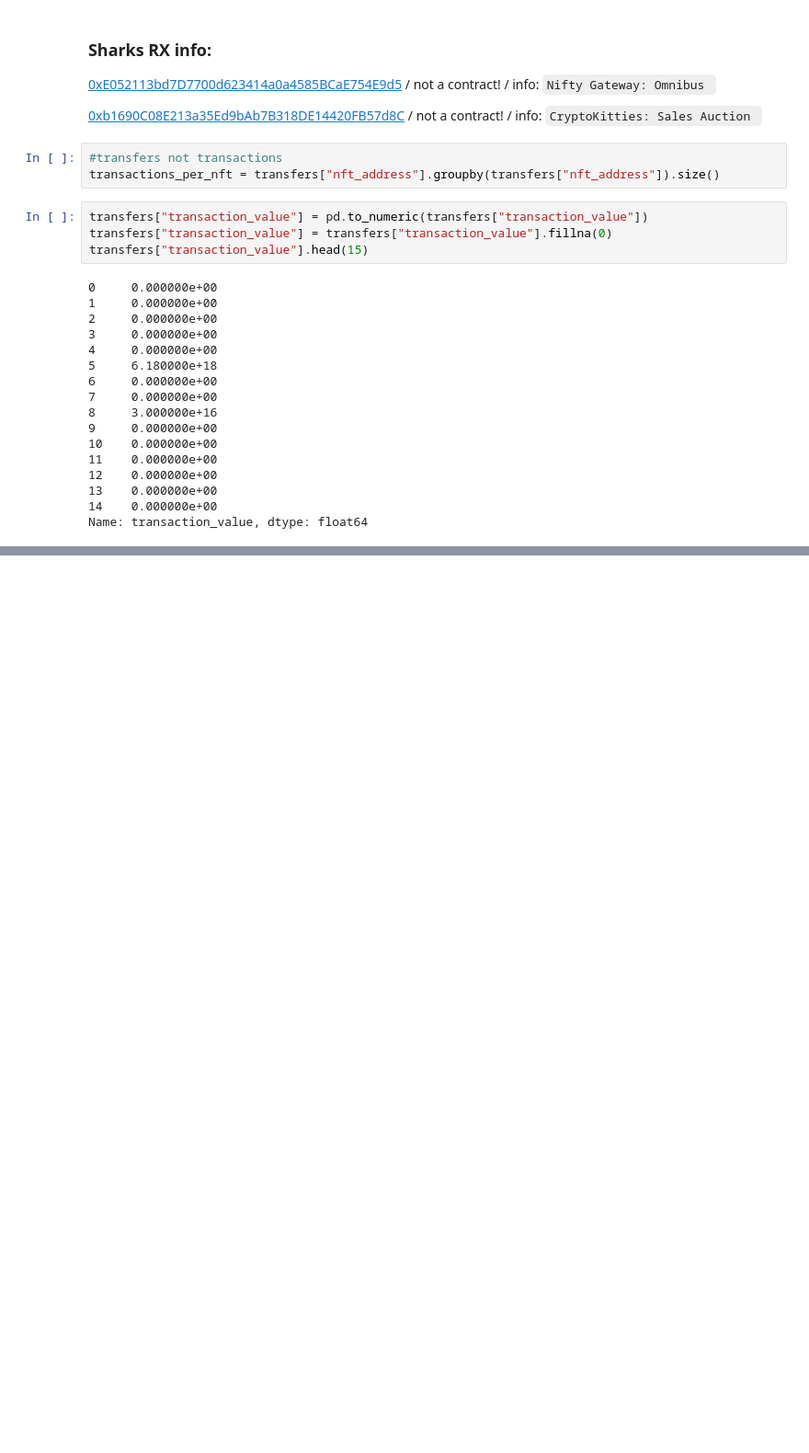
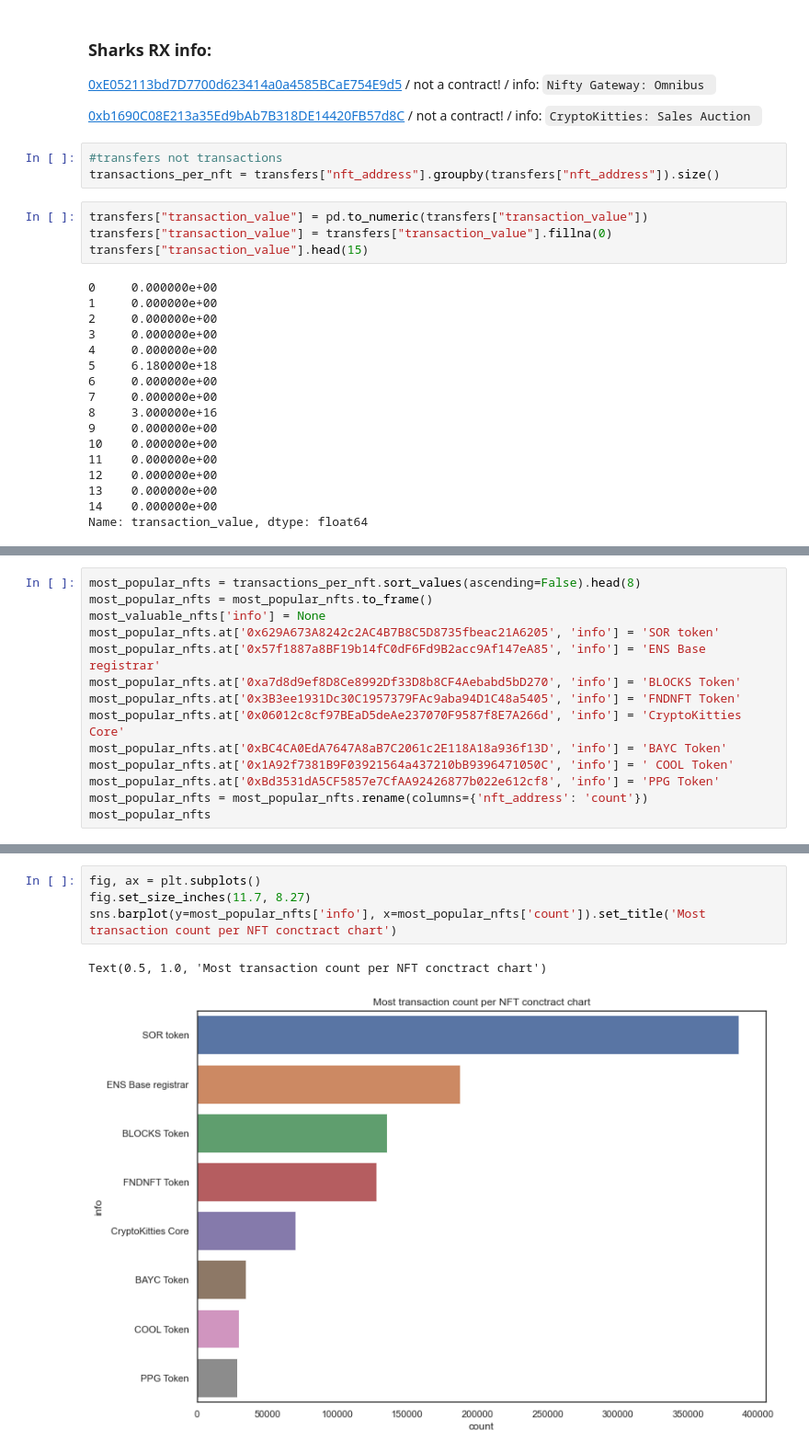
Before and after one commit to moonstream-to/api, a Jupyter notebook: datasets/nfts/notebooks/transfers_count.ipynb, the cells around one changed output, grey strips where cells are left out. Shown at 92% size. Saved outputs shown, nothing was run; the diff lists cells and outputs as text; blank space fills up the shorter version.

```diff
--- a/datasets/nfts/notebooks/transfers_count.ipynb
+++ b/datasets/nfts/notebooks/transfers_count.ipynb
@@ -221,0 +330,14 @@ ax = sns.lineplot(data=new_df, x='timestamp', y='transaction_value', hue='nft_ad
+# %%
+most_popular_nfts = transactions_per_nft.sort_values(ascending=False).head(8)
+most_popular_nfts = most_popular_nfts.to_frame()
+most_valuable_nfts['info'] = None
+most_popular_nfts.at['0x629A673A8242c2AC4B7B8C5D8735fbeac21A6205', 'info'] = 'SOR token'
+most_popular_nfts.at['0x57f1887a8BF19b14fC0dF6Fd9B2acc9Af147eA85', 'info'] = 'ENS Base registrar'
+most_popular_nfts.at['0xa7d8d9ef8D8Ce8992Df33D8b8CF4Aebabd5bD270', 'info'] = 'BLOCKS Token'
+most_popular_nfts.at['0x3B3ee1931Dc30C1957379FAc9aba94D1C48a5405', 'info'] = 'FNDNFT Token'
+most_popular_nfts.at['0x06012c8cf97BEaD5deAe237070F9587f8E7A266d', 'info'] = 'CryptoKitties Core'
+most_popular_nfts.at['0xBC4CA0EdA7647A8aB7C2061c2E118A18a936f13D', 'info'] = 'BAYC Token'
+most_popular_nfts.at['0x1A92f7381B9F03921564a437210bB9396471050C', 'info'] = ' COOL Token'
+most_popular_nfts.at['0xBd3531dA5CF5857e7CfAA92426877b022e612cf8', 'info'] = 'PPG Token'
+most_popular_nfts = most_popular_nfts.rename(columns={'nft_address': 'count'})
+most_popular_nfts
@@ -221,0 +355,7 @@ ax = sns.lineplot(data=new_df, x='timestamp', y='transaction_value', hue='nft_ad
+# %%
+fig, ax = plt.subplots()
+fig.set_size_inches(11.7, 8.27)
+sns.barplot(y=most_popular_nfts['info'], x=most_popular_nfts['count']).set_title('Most transaction count per NFT conctract chart')
+# %% [output]
+Text(0.5, 1.0, 'Most transaction count per NFT conctract chart')
+[figure, added]
```
Also changed, not shown: parts of 15 cells of this notebook.
